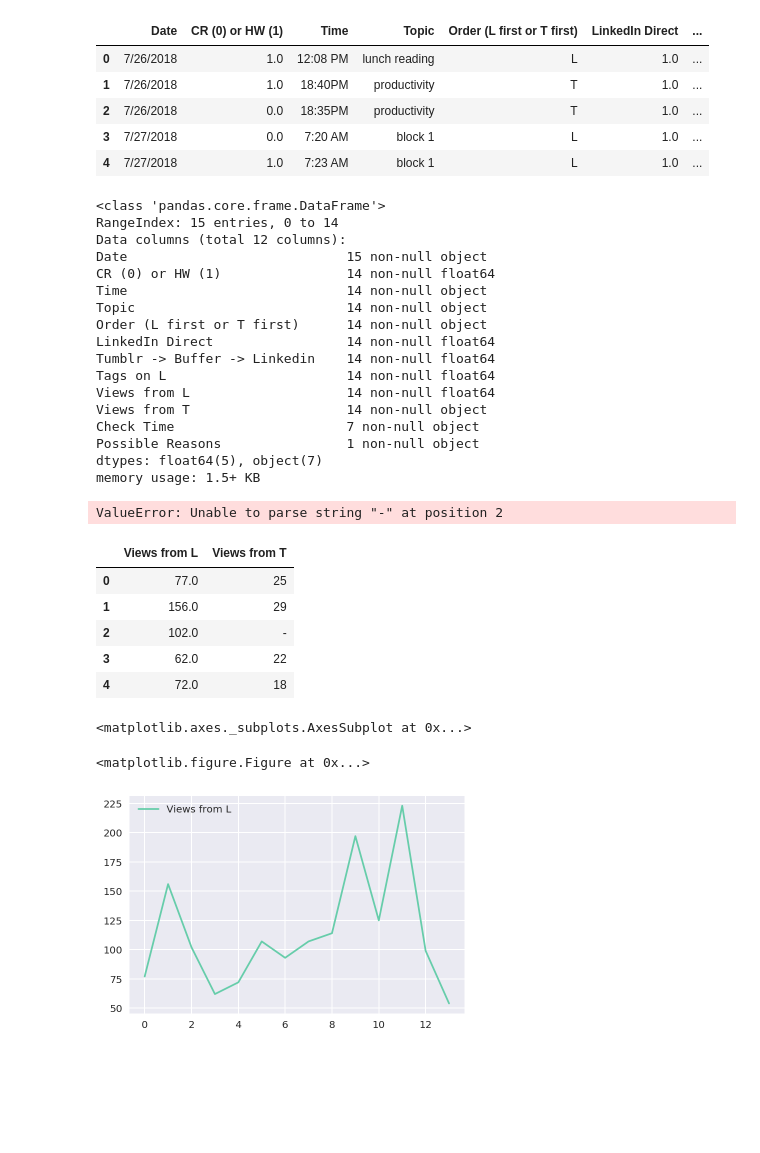
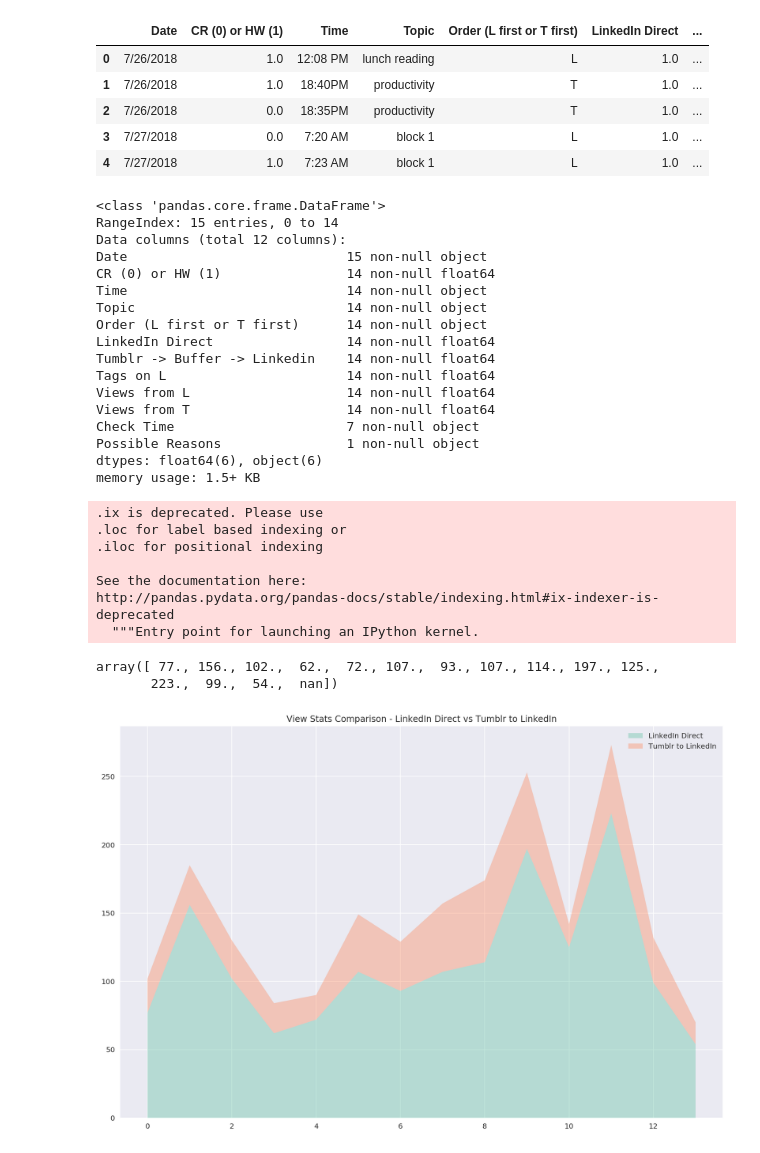
Before and after one commit to dyadxmachina/poststats_on_linkedin, a Jupyter notebook: analysis1.ipynb, the cells around one changed output. Saved outputs shown, nothing was run; the diff lists cells and outputs as text; code cells hidden in the pictures; blank space fills up the shorter version.

```diff
--- a/analysis1.ipynb
+++ b/analysis1.ipynb
@@ -17,8 +17,14 @@ from sklearn.preprocessing import normalize
 sns.set(color_codes = True)
 %matplotlib inline
 %config InlineBackend.figure_format = 'retina'
+# %%
+fig_size = plt.rcParams["figure.figsize"]
+
+fig_size[0] = 15
+fig_size[1] = 10
+plt.rcParams["figure.figsize"] = fig_size
 # %%
-stats = pd.read_csv('experiment_result.csv')
+stats = pd.read_csv('linkedin_stats.csv')
 stats.head()
 # %% [output]
 |  | Date | CR (0) or HW (1) | Time | Topic | Order (L first or T first) | LinkedIn Direct | ... |
@@ -42,32 +48,37 @@ LinkedIn Direct                 14 non-null float64
 Tumblr -> Buffer -> Linkedin    14 non-null float64
 Tags on L                       14 non-null float64
 Views from L                    14 non-null float64
-Views from T                    14 non-null object
+Views from T                    14 non-null float64
 Check Time                      7 non-null object
 Possible Reasons                1 non-null object
-dtypes: float64(5), object(7)
+dtypes: float64(6), object(6)
 memory usage: 1.5+ KB
 # %%
 stats['Views from T'] = pd.to_numeric(stats['Views from T'])
-# %% [output]
-ValueError: Unable to parse string "-" at position 2
 # %%
 views = stats.ix[:,['Views from L','Views from T']]
-views.head()
+trans_views = np.transpose(views.values)
+trans_views[0]
 # %% [output]
-|  | Views from L | Views from T |
-| 0 | 77.0 | 25 |
-| 1 | 156.0 | 29 |
-| 2 | 102.0 | - |
-| 3 | 62.0 | 22 |
-| 4 | 72.0 | 18 |
+.ix is deprecated. Please use
+.loc for label based indexing or
+.iloc for positional indexing
+
+See the documentation here:
+http://pandas.pydata.org/pandas-docs/stable/indexing.html#ix-indexer-is-deprecated
+  """Entry point for launching an IPython kernel.
+array([ 77., 156., 102.,  62.,  72., 107.,  93., 107., 114., 197., 125.,
+       223.,  99.,  54.,  nan])
-# %%
-# plt.axvline(x = '2018-07-03 15:20:50.000',color = 'mediumaquamarine',linestyle='--')
-
-plt.figure(figsize=(15,6))
-views.plot(color = ['mediumaquamarine','salmon'])
-# plt.plot(stats['Views from T'],color ='lightsalmon')
-# %% [output]
-<matplotlib.axes._subplots.AxesSubplot at 0x...>
-<matplotlib.figure.Figure at 0x...>
-[figure, removed]
+# %%
+# plt.stackplot(views['Views from L'],views['Views from T'], labels=['LinkedIn Direct','Tumblr to LinkedIn'])
+# plt.legend(loc='upper left')
+# plt.show()
+
+x = range(0,15)
+pal = sns.color_palette("Set2")
+plt.stackplot(x, trans_views, labels=['LinkedIn Direct','Tumblr to LinkedIn'], colors=pal, alpha=0.4 )
+plt.legend(loc='upper right')
+plt.title('View Stats Comparison - LinkedIn Direct vs Tumblr to LinkedIn')
+plt.show()
+# %% [output]
+[figure, added]
```
Also changed, not shown: parts of 4 cells of this notebook.
